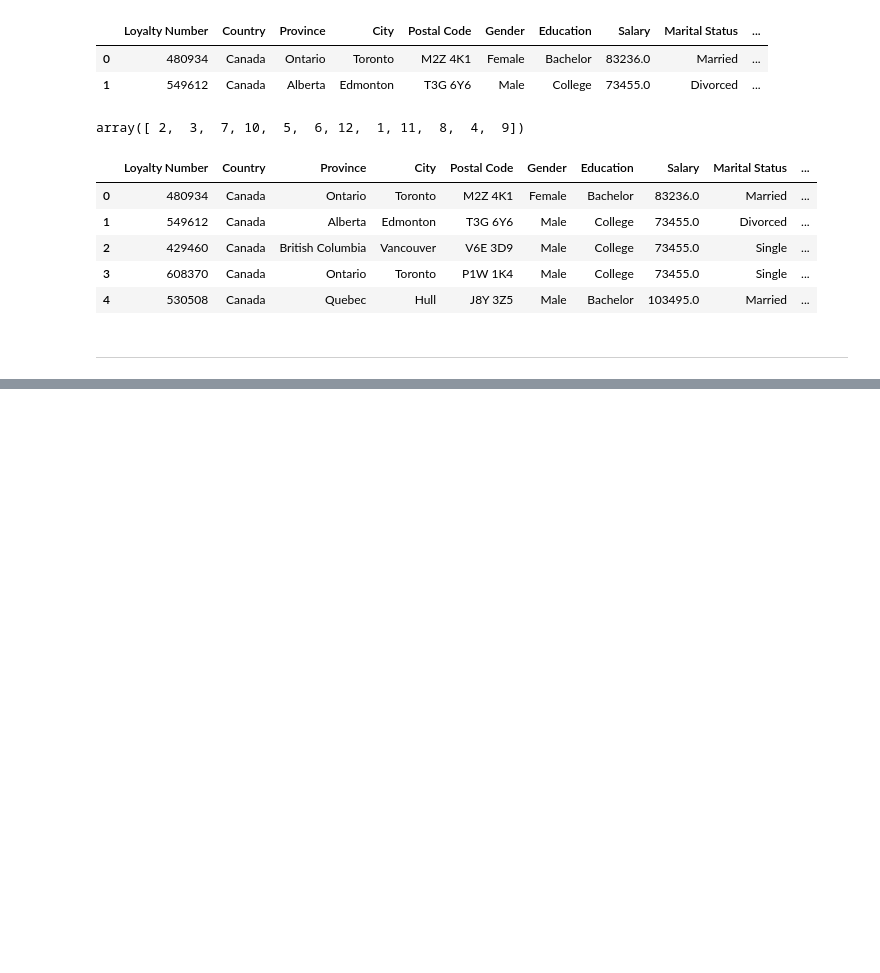
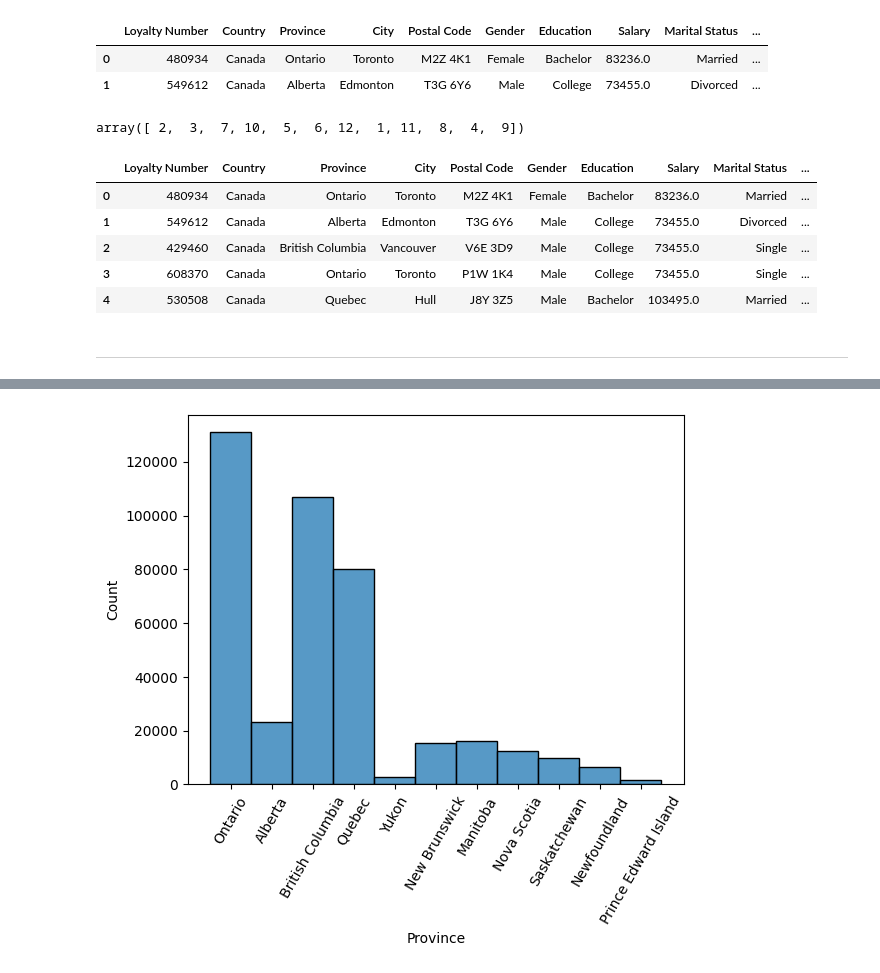
Before and after one commit to Adalab/bda-modulo-3-evaluacion-final-patrimerchan, a Jupyter notebook: Evaluacion_Final_Modulo_3.ipynb, the cells around one changed output, grey strips where cells are left out. Saved outputs shown, nothing was run; the diff lists cells and outputs as text; code cells hidden in the pictures; blank space fills up the shorter version.

```diff
--- a/Evaluacion_Final_Modulo_3.ipynb
+++ b/Evaluacion_Final_Modulo_3.ipynb
@@ -845,0 +901,5 @@ df_unido.to_csv("Customer_Activity_History.csv", index=False)
+# %%
+sns.histplot(data=df_unido, x='Province')
+plt.xticks(rotation=60);
+# %% [output]
+[figure, added]
```
Also changed, not shown: parts of 22 cells of this notebook.
